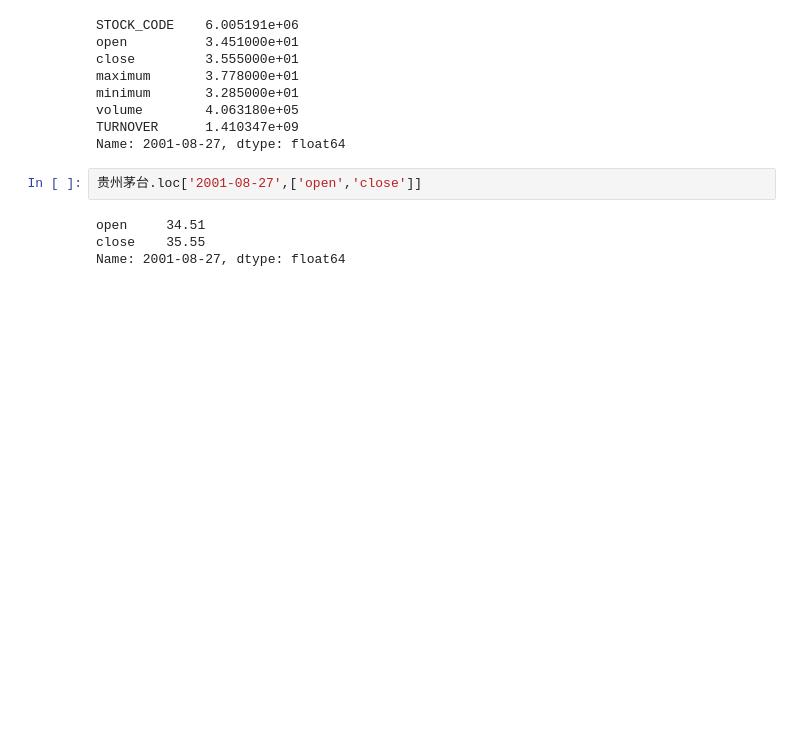
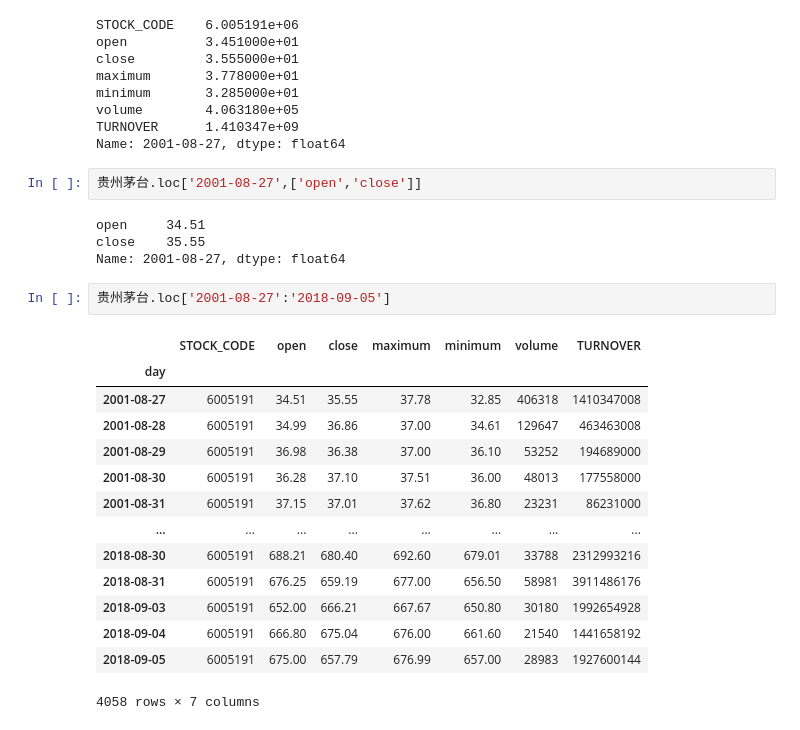
Before and after one commit to neodreamcity/nct2023, a Jupyter notebook: 05-dataframe.ipynb, the cells around one changed output. Cells and saved outputs as stored; diff of their text form; blank space fills up the shorter version.

```diff
--- a/05-dataframe.ipynb
+++ b/05-dataframe.ipynb
@@ -115,3 +115,20 @@ Name: 2001-08-27, dtype: float64
 open     34.51
 close    35.55
 Name: 2001-08-27, dtype: float64
+# %%
+贵州茅台.loc['2001-08-27':'2018-09-05']
+# %% [output]
+|  | STOCK_CODE | open | close | maximum | minimum | volume | TURNOVER |
+| day |  |  |  |  |  |  |  |
+| 2001-08-27 | 6005191 | 34.51 | 35.55 | 37.78 | 32.85 | 406318 | 1410347008 |
+| 2001-08-28 | 6005191 | 34.99 | 36.86 | 37.00 | 34.61 | 129647 | 463463008 |
+| 2001-08-29 | 6005191 | 36.98 | 36.38 | 37.00 | 36.10 | 53252 | 194689000 |
+| 2001-08-30 | 6005191 | 36.28 | 37.10 | 37.51 | 36.00 | 48013 | 177558000 |
+| 2001-08-31 | 6005191 | 37.15 | 37.01 | 37.62 | 36.80 | 23231 | 86231000 |
+| ... | ... | ... | ... | ... | ... | ... | ... |
+| 2018-08-30 | 6005191 | 688.21 | 680.40 | 692.60 | 679.01 | 33788 | 2312993216 |
+| 2018-08-31 | 6005191 | 676.25 | 659.19 | 677.00 | 656.50 | 58981 | 3911486176 |
+| 2018-09-03 | 6005191 | 652.00 | 666.21 | 667.67 | 650.80 | 30180 | 1992654928 |
+| 2018-09-04 | 6005191 | 666.80 | 675.04 | 676.00 | 661.60 | 21540 | 1441658192 |
+| 2018-09-05 | 6005191 | 675.00 | 657.79 | 676.99 | 657.00 | 28983 | 1927600144 |
+4058 rows × 7 columns
```
Also changed, not shown: parts of 11 cells of this notebook, 1 other file.
